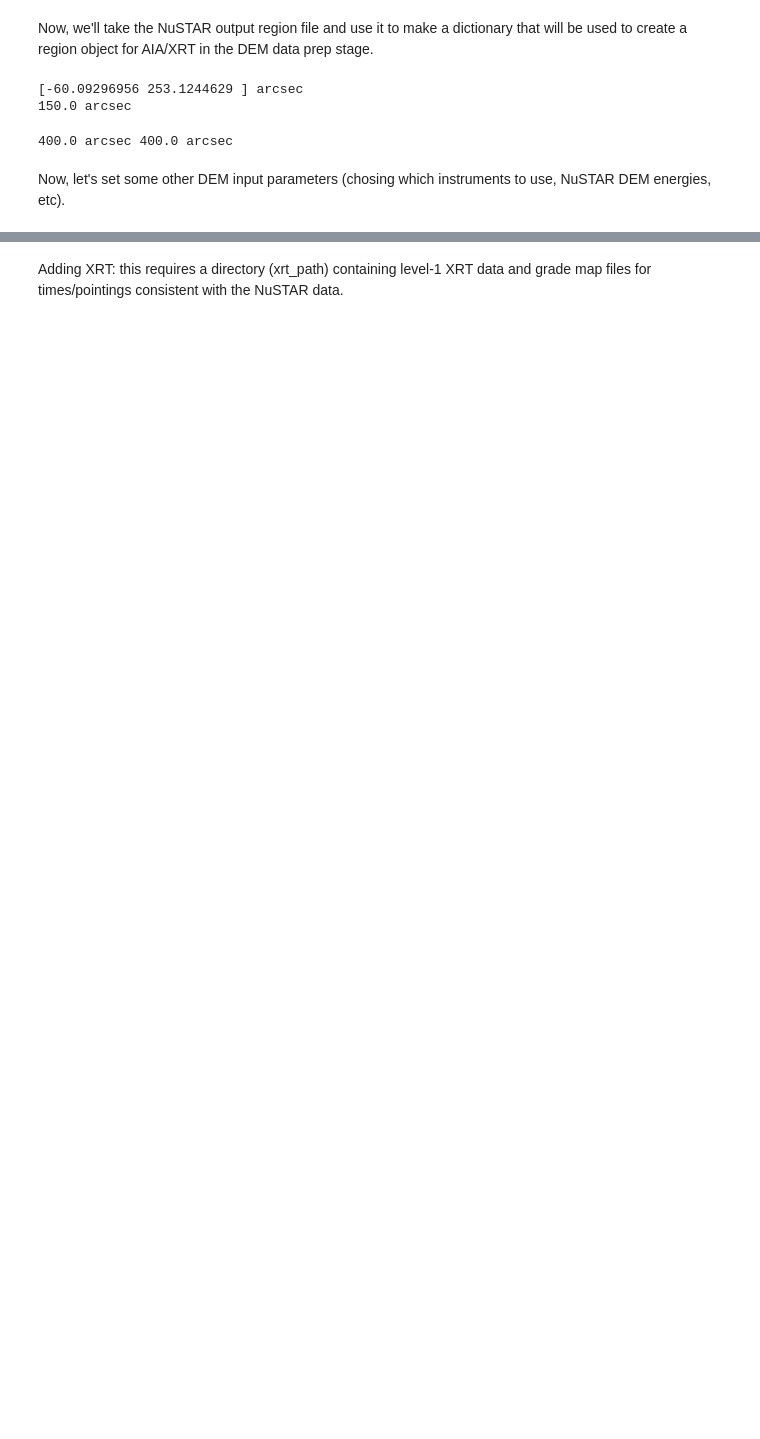
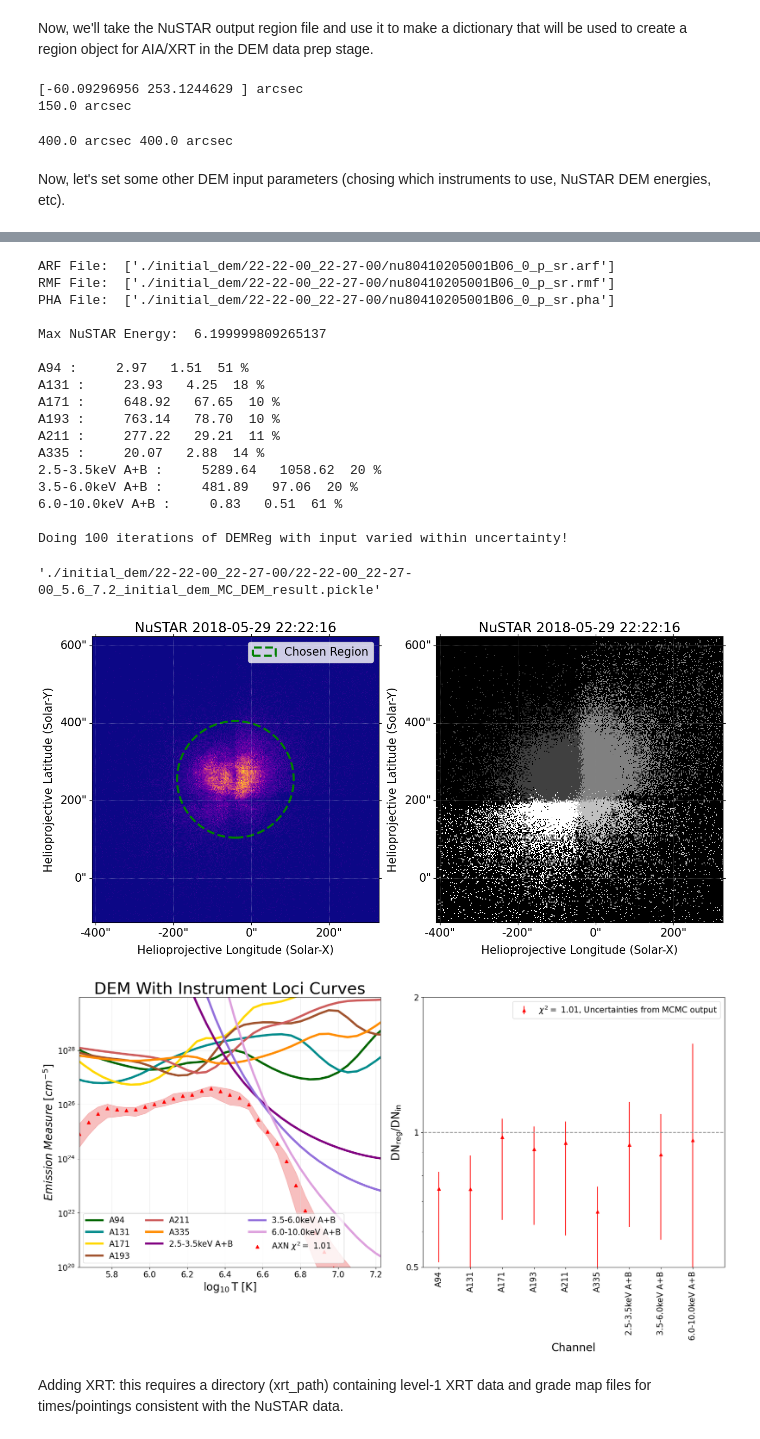
Before and after one commit to jessiemcd/do-dem, a Jupyter notebook: getting_started.ipynb, the cells around one changed output, grey strips where cells are left out. Drawn from its saved outputs; the diff is of its cells as text; code cells hidden in the pictures; blank space fills up the shorter version.

```diff
--- a/getting_started.ipynb
+++ b/getting_started.ipynb
@@ -190,7 +214,7 @@ Note: sometimes, when running the DEM prep for the first time, there will be iss
 # %%
 #NuSTAR and AIA DEM
 dodem.dodem(time_interval, bl, tr, xrt=xrt, aia=aia, nustar=nustar, name=name,
-                                    plotMK=plotMK, plot=plot, minT=minT, maxT=maxT,
+                                    plotMK=plotMK, minT=minT, maxT=maxT,
                                     plotresp=False, working_directory=working_dir,
                                     default_err=0.2, path_to_dodem=path_to_dodem,
 
@@ -207,3 +231,4 @@ dodem.dodem(time_interval, bl, tr, xrt=xrt, aia=aia, nustar=nustar, name=name,
                                     aiamethod='Auto', real_aia_err=True,
                                     input_aia_region="circle", input_aia_region_dict=region_input,
                                        sunpy_dir=sunpy_dir, errortab=errortab)
+# %% [output]
@@ -210,3 +364,23 @@ dodem.dodem(time_interval, bl, tr, xrt=xrt, aia=aia, nustar=nustar, name=name,
+ARF File:  ['./initial_dem/22-22-00_22-27-00/nu80410205001B06_0_p_sr.arf']
+RMF File:  ['./initial_dem/22-22-00_22-27-00/nu80410205001B06_0_p_sr.rmf']
+PHA File:  ['./initial_dem/22-22-00_22-27-00/nu80410205001B06_0_p_sr.pha']
+
+Max NuSTAR Energy:  6.199999809265137
+
+A94 :     2.97   1.51  51 %
+A131 :     23.93   4.25  18 %
+A171 :     648.92   67.65  10 %
+A193 :     763.14   78.70  10 %
+A211 :     277.22   29.21  11 %
+A335 :     20.07   2.88  14 %
+2.5-3.5keV A+B :     5289.64   1058.62  20 %
+3.5-6.0keV A+B :     481.89   97.06  20 %
+6.0-10.0keV A+B :     0.83   0.51  61 %
+
+Doing 100 iterations of DEMReg with input varied within uncertainty!
+'./initial_dem/22-22-00_22-27-00/22-22-00_22-27-00_5.6_7.2_initial_dem_MC_DEM_result.pickle'
+[figure, added]
+[figure, added]
 # %% [markdown]
 Adding XRT: this requires a directory (xrt_path) containing level-1 XRT data and grade map files for times/pointings consistent with the NuSTAR data.
 # %%
```
Also changed, not shown: parts of 5 cells of this notebook, 2 other files.
